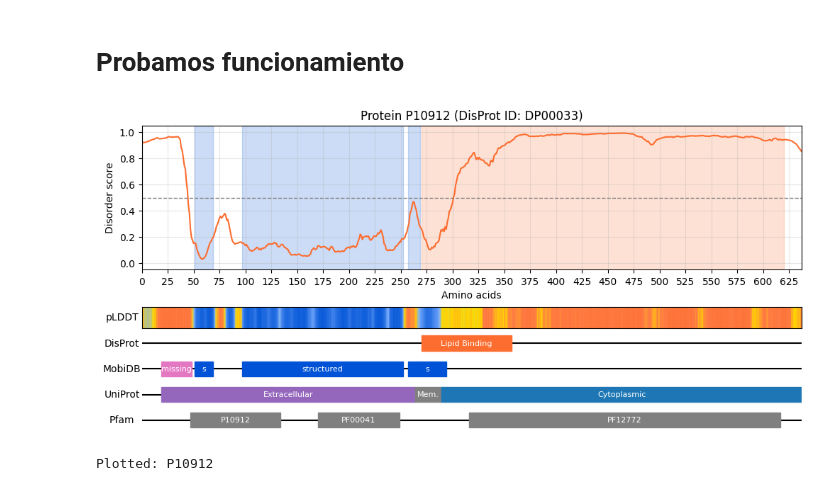
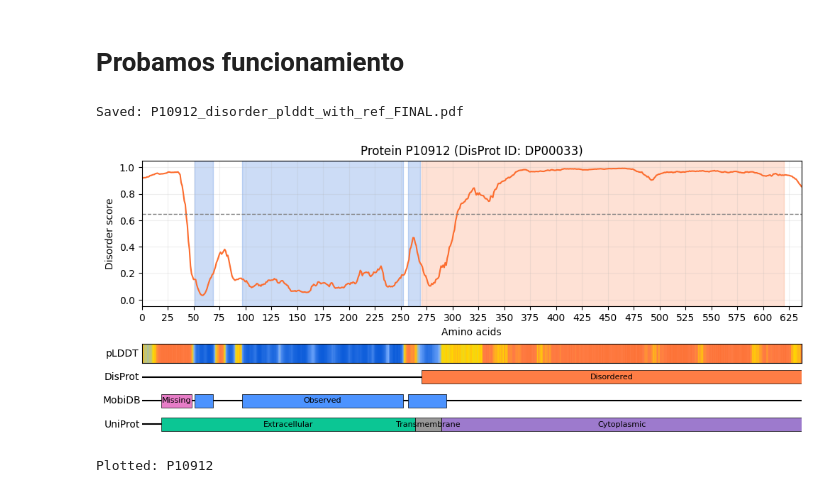
Before and after one commit to sofiaaduarte/emb2dis, a Jupyter notebook: notebooks/plot_disorder-AF.ipynb, the cells around one changed output. Drawn from its saved outputs; the diff is of its cells as text; code cells hidden in the pictures.

Commit message:
pLDDT files and updates in plots

```diff
--- a/notebooks/plot_disorder-AF.ipynb
+++ b/notebooks/plot_disorder-AF.ipynb
@@ -362,67 +623,68 @@ id = "P10912"
+# %%
+c = {
+    "missing": "#e77dc7ff",
+    "missing_context_dependent": "#C04DBC",
+    "structured": "#4C93FF",
+    "disordered": "#FF7D45",
+    "extracel": "#0bc694ff",
+    "cytoplasmic": "#9d7acdff",
+    "transmembrane": "#989898ff",
+    "pfam": "#989898ff",
+}
 # %%
-# Ejecutar get_domain_graphs_with_plddt para una proteína
+id = "P10912"
 results_path = Path("../model/ESM2/model0/")
-# results_path = Path("/home/sduarte/emb2dis/emb2dis_sofiaaduarte/model/esmc_600m/model0/")
 
 # Múltiples pistas/paneles de regiones
 custom_region_tracks = [
     {
         "label": "DisProt",
         "regions": [
-            (270, 357, "#FC6D2F", "Lipid Binding"),
+            (270, 638, c['disordered'], "Disordered"),
         ]
     },
     {
         "label": "MobiDB",
         "regions": [
-            (19, 48, c['missing'], "missing"),
-            (51, 69, c['structured'], "s"),
-            (97, 252, c['structured'], "structured"),
-            (257, 294, c['structured'], "s")
+            (19, 48, c['missing'], "Missing"), # missing
+            (51, 69, c['structured'], ""), # structured
+            (97, 252, c['structured'], "Observed"), # structured
+            (257, 294, c['structured'], "") # structured
         ]
     },
     {
         "label": "UniProt",
         "regions": [
-            (19, 264, "#9467bdff", "Extracellular"),
-            (264, 289, "gray", "Mem."),
-            (289, 638, "#1e77b4ff", "Cytoplasmic"),
-        ]
-    },
-    {
-        "label": "Pfam",
-        "regions": [
-            (47, 134, "gray", "P10912"),
-            (170, 249, "gray", "PF00041"),
-            (316, 617, "gray", "PF12772")
+            (19, 264, c['extracel'], "Extracellular"), #
+            (264, 289, c['transmembrane'], "Transmembrane"),
+            (289, 638, c['cytoplasmic'], "Cytoplasmic") #,
         ]
     },
 ]
 
 dataset = 'train'
 
 protein = {
     'disprot_id': id,
     'uniprot_id': id
 }
 
-try:
-    get_domain_graphs_with_plddt(protein=protein["disprot_id"],
-                                 results_path=results_path,
-                                 dataset=dataset,
-                                 uniprot_id=protein['uniprot_id'],
-                                 title=f"Protein {protein['uniprot_id']} (DisProt ID: DP00033)",
-                                 save_pdf=False,
-                                 output_dir="./disorder_plddt_test_plots",
-                                 threshold=0.5,
-                                 figsize=(12, 5.6),
-                                 region_tracks=custom_region_tracks
-                                 )
-except Exception as e:
-    print("Error al ejecutar get_domain_graphs_with_plddt:", e)
+
+get_domain_graphs_with_plddt(protein=protein["disprot_id"],
+                                results_path=results_path,
+                                dataset=dataset,
+                                uniprot_id=protein['uniprot_id'],
+                                title=f"Protein {protein['uniprot_id']} (DisProt ID: DP00033)",
+                                save_pdf=True,
+                            #  output_dir="./disorder_plddt_test_plots",
+                                threshold=0.646,
+                                figsize=(12, 5),
+                                region_tracks=custom_region_tracks
+                                )
 # %% [output]
+Saved: P10912_disorder_plddt_with_ref_FINAL.pdf
-[figure, old version]
+[figure, new version]
-Plotted: P10912
+Plotted: P10912
 # %%
 id = "DP04167"
 dataset = 'caid3_3/disorder_pdb'
```
Also changed, not shown: parts of 7 cells of this notebook, 4 other files.
